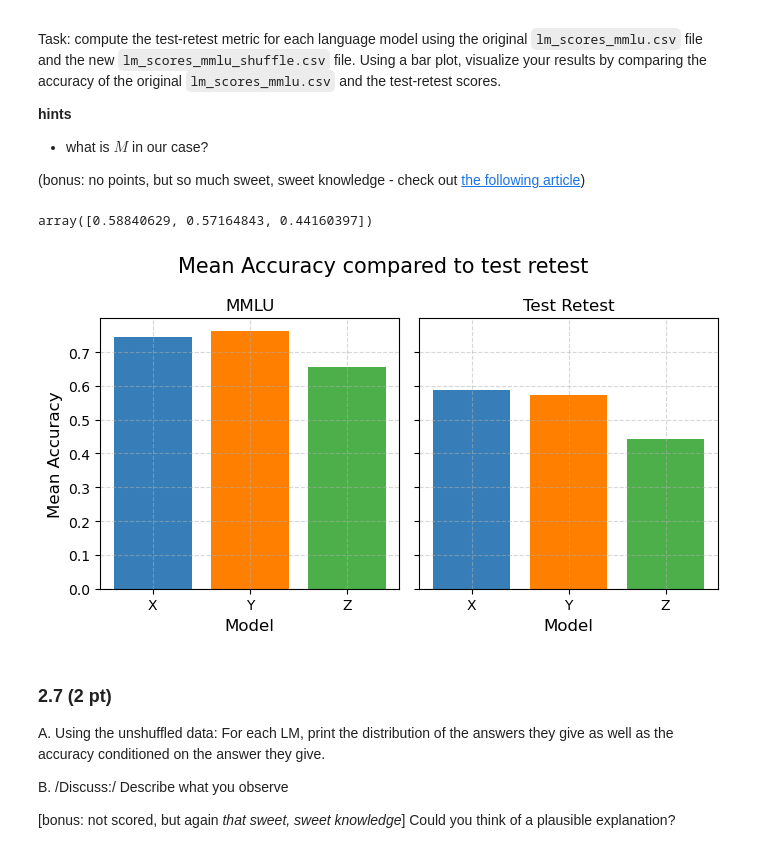
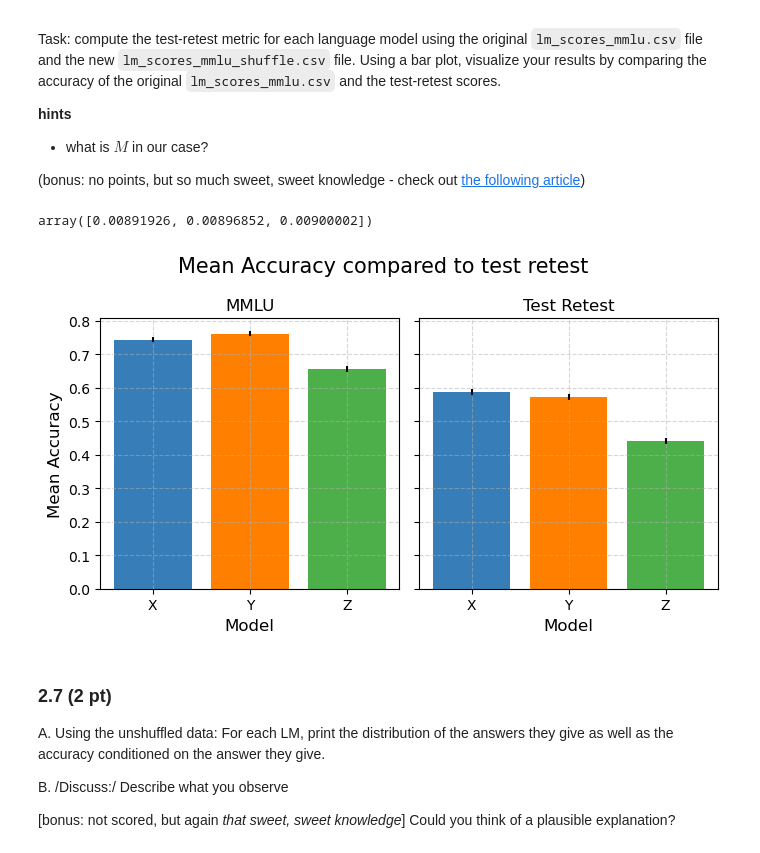
Before and after one commit to Luca-Engel/ADA-H1-Neutrality, a Jupyter notebook: analysis.ipynb, the cells around one changed output. Cells and saved outputs as stored; diff of their text form; code cells hidden in the pictures.

```diff
--- a/analysis.ipynb
+++ b/analysis.ipynb
@@ -853,7 +852,7 @@ df_mmlu_shuffled = pd.read_csv('task_2_5/lm_scores_mmlu_shuffle.csv')
 # and then the mean can be calculated, this corresponds to the outer sum with N = dataset size
 
 def compute_test_retest(model_name) :
-    return (df_mmlu[df_mmlu['model_name'] == model_name]['correct'] * df_mmlu_shuffled[df_mmlu_shuffled['model_name']==model_name]['correct']).mean()
+    return (df_mmlu[df_mmlu['model_name'] == model_name]['correct'] * df_mmlu_shuffled[df_mmlu_shuffled['model_name']==model_name]['correct']).agg(['mean', 'sem'])
 
 #Model X
 test_retest_X = compute_test_retest('X')
@@ -864,28 +863,29 @@ test_retest_Y = compute_test_retest('Y')
 #Model Z
 test_retest_Z = compute_test_retest('Z')
 
-test_retests = np.array([test_retest_X, test_retest_Y, test_retest_Z])
-test_retests
+test_retests_mean = np.array([test_retest_X['mean'], test_retest_Y['mean'], test_retest_Z['mean']])
+test_retests_errors = 1.96*np.array([test_retest_X['sem'], test_retest_Y['sem'], test_retest_Z['sem']])
+test_retests_errors
 # %% [output]
-array([0.58840629, 0.57164843, 0.44160397])
+array([0.00891926, 0.00896852, 0.00900002])
 # %%
 fig, (ax1, ax2) = plt.subplots(1,2, sharey=True, figsize = (7,4))
 fig.suptitle('Mean Accuracy compared to test retest', fontsize = 15)
 
-ax1.bar(df_mmlu_by_model.index, df_mmlu_by_model['mean'] ,color = ['#377eb8', '#ff7f00', '#4daf4a', '#f781bf']) #colorblind friendly
+ax1.bar(df_mmlu_by_model.index, df_mmlu_by_model['mean'] ,yerr= errorbars_mmlu,color = ['#377eb8', '#ff7f00', '#4daf4a', '#f781bf']) #colorblind friendly
 ax1.set_title('MMLU')
 ax1.set_xlabel('Model', fontsize=12)
 ax1.set_ylabel('Mean Accuracy', fontsize=12)
 ax1.grid(True, linestyle='--', alpha=0.5)
 
-ax2.bar(df_mmlu_by_model.index, test_retests, color = ['#377eb8', '#ff7f00', '#4daf4a', '#f781bf']) #colorblind friendly
+ax2.bar(df_mmlu_by_model.index, test_retests_mean,yerr=test_retests_errors, color = ['#377eb8', '#ff7f00', '#4daf4a', '#f781bf']) #colorblind friendly
 ax2.set_title('Test Retest')
 ax2.set_xlabel('Model', fontsize=12)
 ax2.grid(True, linestyle='--', alpha=0.5)
 
 plt.tight_layout()
 # %% [output]
-[figure, old version]
+[figure, new version]
 # %% [markdown]
 ### 2.7 (2 pt)
 
```
Also changed, not shown: parts of 12 cells of this notebook.
